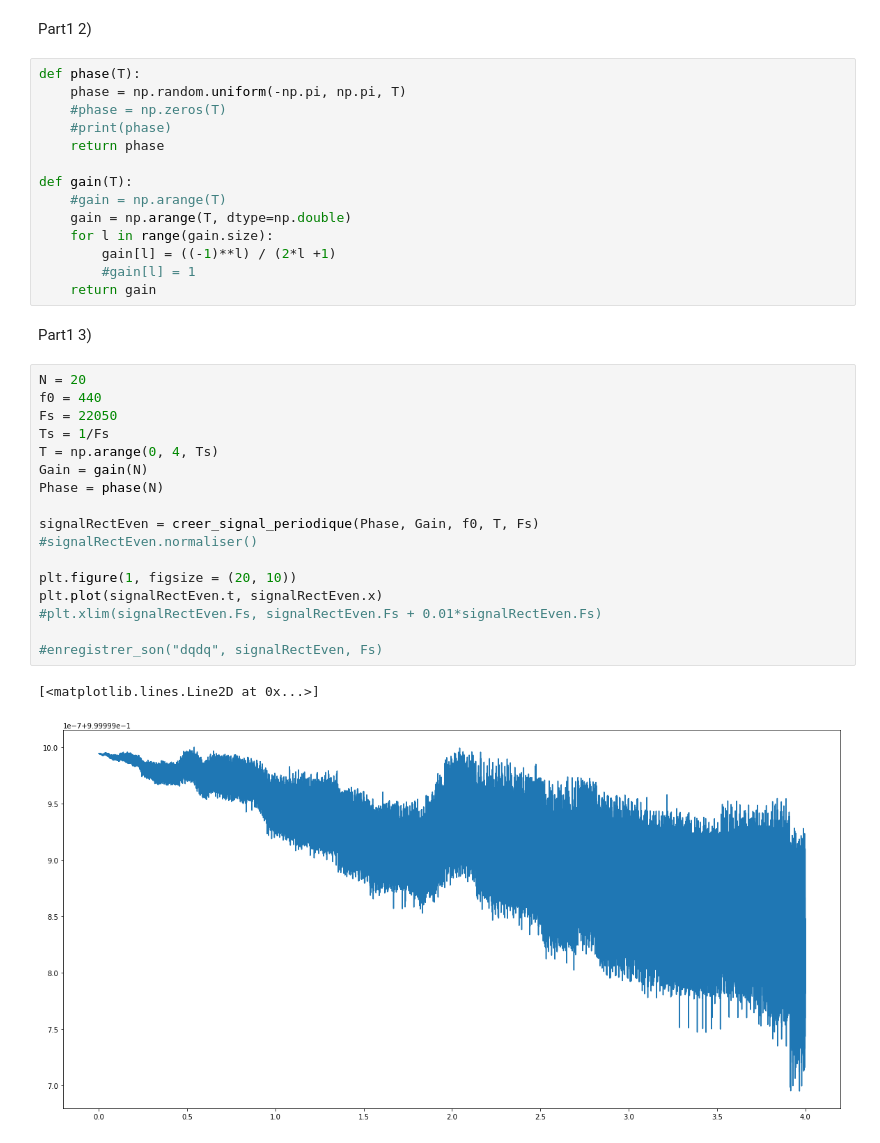
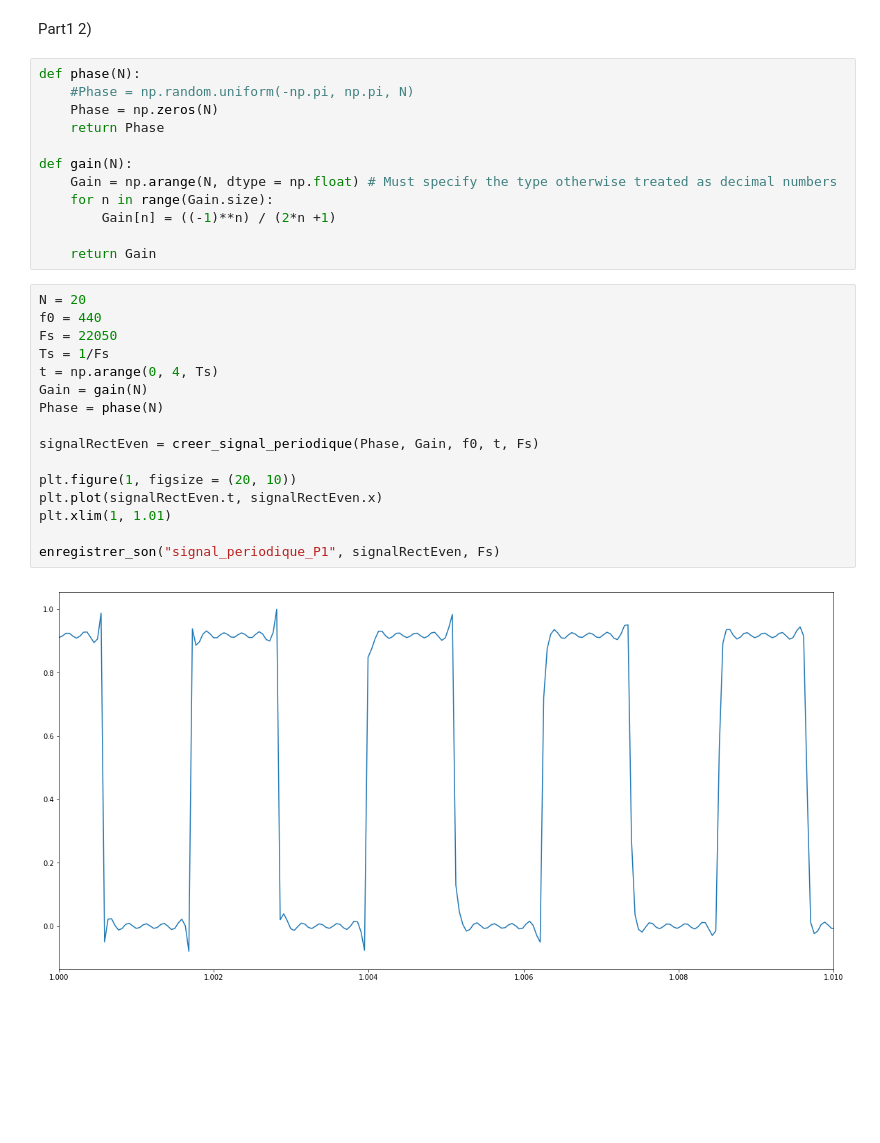
Before and after one commit to guillaume-haerinck/imac-tp-signal, a Jupyter notebook: tp-03/Rendu-tp03.ipynb, the cells around one changed output. Saved outputs shown, nothing was run; the diff lists cells and outputs as text; blank space fills up the shorter version.

Commit message:
TP03 Part 1) Q3

```diff
--- a/tp-03/Rendu-tp03.ipynb
+++ b/tp-03/Rendu-tp03.ipynb
@@ -72,38 +70,32 @@ def creer_signal_periodique(Phase, Gain, f0, T, Fs):
 # %% [markdown]
 Part1 2)
 # %%
-def phase(T):
-    phase = np.random.uniform(-np.pi, np.pi, T)
-    #phase = np.zeros(T)
-    #print(phase)
-    return phase
+def phase(N):
+    #Phase = np.random.uniform(-np.pi, np.pi, N)
+    Phase = np.zeros(N)
+    return Phase
 
-def gain(T):
-    #gain = np.arange(T)
-    gain = np.arange(T, dtype=np.double)
-    for l in range(gain.size):
-        gain[l] = ((-1)**l) / (2*l +1)
-        #gain[l] = 1
-    return gain
+def gain(N):
+    Gain = np.arange(N, dtype = np.float) # Must specify the type otherwise treated as decimal numbers
+    for n in range(Gain.size):
+        Gain[n] = ((-1)**n) / (2*n +1)
+
+    return Gain
-# %% [markdown]
-Part1 3)
 # %%
 N = 20
 f0 = 440
 Fs = 22050
 Ts = 1/Fs
-T = np.arange(0, 4, Ts)
+t = np.arange(0, 4, Ts)
 Gain = gain(N)
 Phase = phase(N)
 
-signalRectEven = creer_signal_periodique(Phase, Gain, f0, T, Fs)
-#signalRectEven.normaliser()
+signalRectEven = creer_signal_periodique(Phase, Gain, f0, t, Fs)
 
 plt.figure(1, figsize = (20, 10))
 plt.plot(signalRectEven.t, signalRectEven.x)
-#plt.xlim(signalRectEven.Fs, signalRectEven.Fs + 0.01*signalRectEven.Fs)
+plt.xlim(1, 1.01)
 
-#enregistrer_son("dqdq", signalRectEven, Fs)
+enregistrer_son("signal_periodique_P1", signalRectEven, Fs)
 # %% [output]
-[<matplotlib.lines.Line2D at 0x...>]
-[figure, old version]
+[figure, new version]
```
Also changed, not shown: parts of 2 cells of this notebook.
